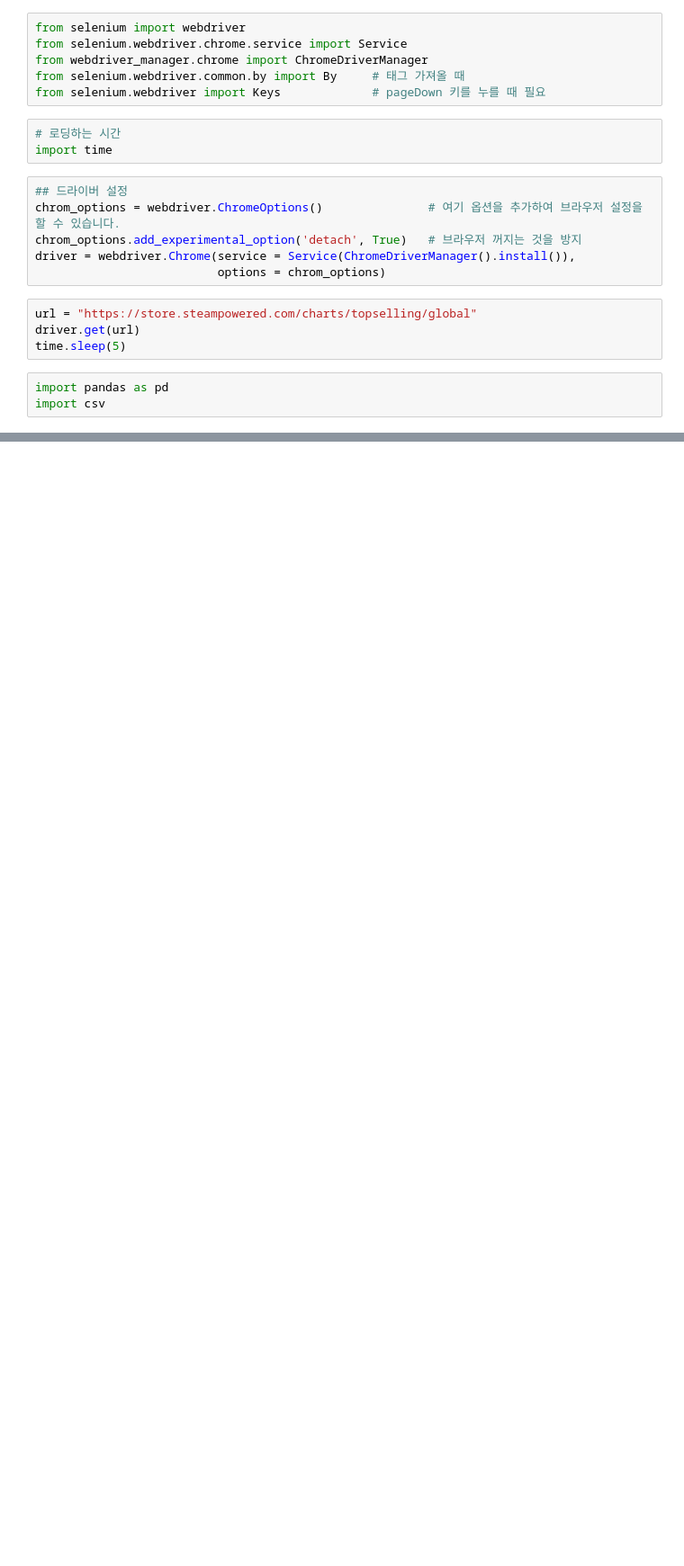
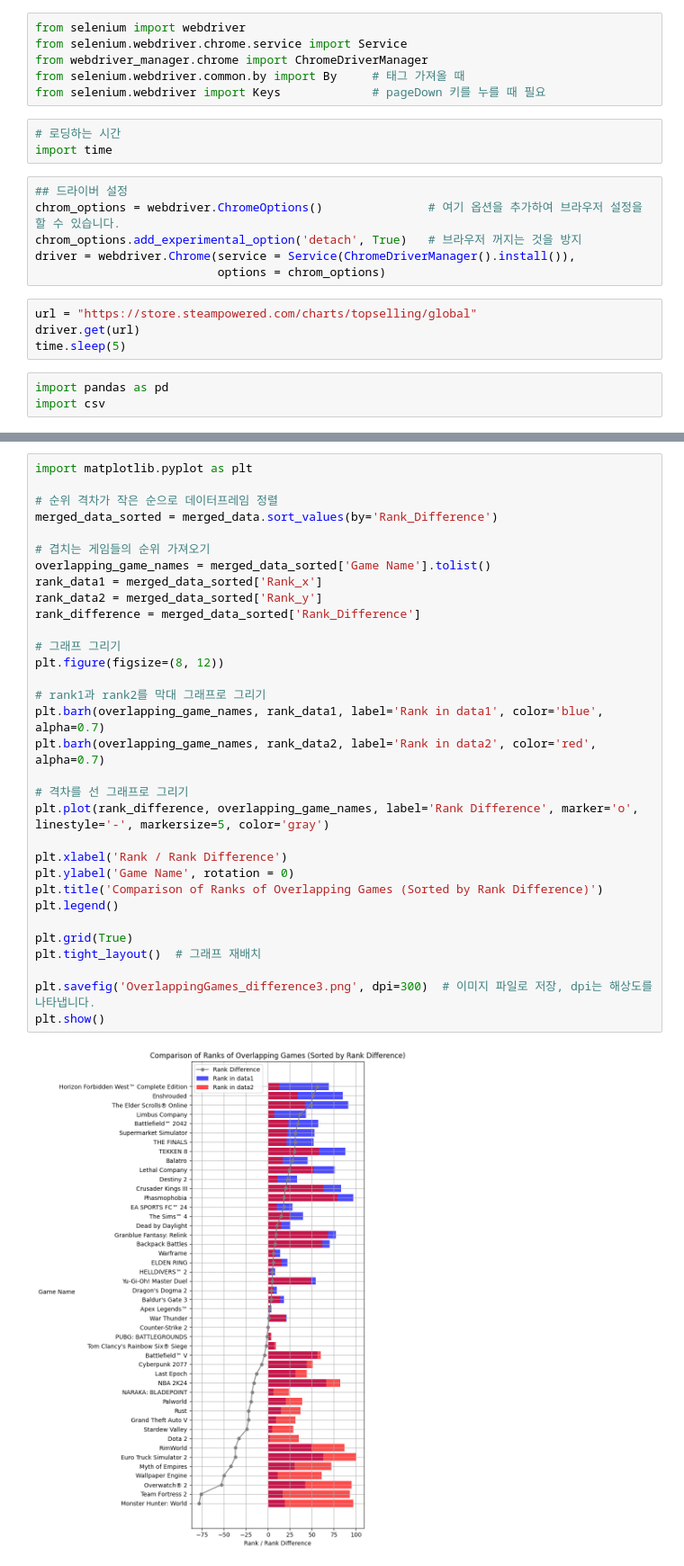
Before and after one commit to SeSAC-UE-AI/AIProject, a Jupyter notebook: Project/JYJ/steam_sellCnt.ipynb, the cells around one changed output, grey strips where cells are left out. Shown: that part at 90% size. Cells and saved outputs as stored; diff of their text form; blank space fills up the shorter version.

```diff
--- a/Project/JYJ/steam_sellCnt.ipynb
+++ b/Project/JYJ/steam_sellCnt.ipynb
@@ -47,0 +277,34 @@ df.to_csv(csv_file, index=False, encoding='utf-8-sig')
+# %%
+import matplotlib.pyplot as plt
+
+# 순위 격차가 작은 순으로 데이터프레임 정렬
+merged_data_sorted = merged_data.sort_values(by='Rank_Difference')
+
+# 겹치는 게임들의 순위 가져오기
+overlapping_game_names = merged_data_sorted['Game Name'].tolist()
+rank_data1 = merged_data_sorted['Rank_x']
+rank_data2 = merged_data_sorted['Rank_y']
+rank_difference = merged_data_sorted['Rank_Difference']
+
+# 그래프 그리기
+plt.figure(figsize=(8, 12))
+
+# rank1과 rank2를 막대 그래프로 그리기
+plt.barh(overlapping_game_names, rank_data1, label='Rank in data1', color='blue', alpha=0.7)
+plt.barh(overlapping_game_names, rank_data2, label='Rank in data2', color='red', alpha=0.7)
+
+# 격차를 선 그래프로 그리기
+plt.plot(rank_difference, overlapping_game_names, label='Rank Difference', marker='o', linestyle='-', markersize=5, color='gray')
+
+plt.xlabel('Rank / Rank Difference')
+plt.ylabel('Game Name', rotation = 0)
+plt.title('Comparison of Ranks of Overlapping Games (Sorted by Rank Difference)')
+plt.legend()
+
+plt.grid(True)
+plt.tight_layout()  # 그래프 재배치
+
+plt.savefig('OverlappingGames_difference3.png', dpi=300)  # 이미지 파일로 저장, dpi는 해상도를 나타냅니다.
+plt.show()
+# %% [output]
+[figure, added]
```
Also changed, not shown: parts of 11 cells of this notebook, 8 other files.
